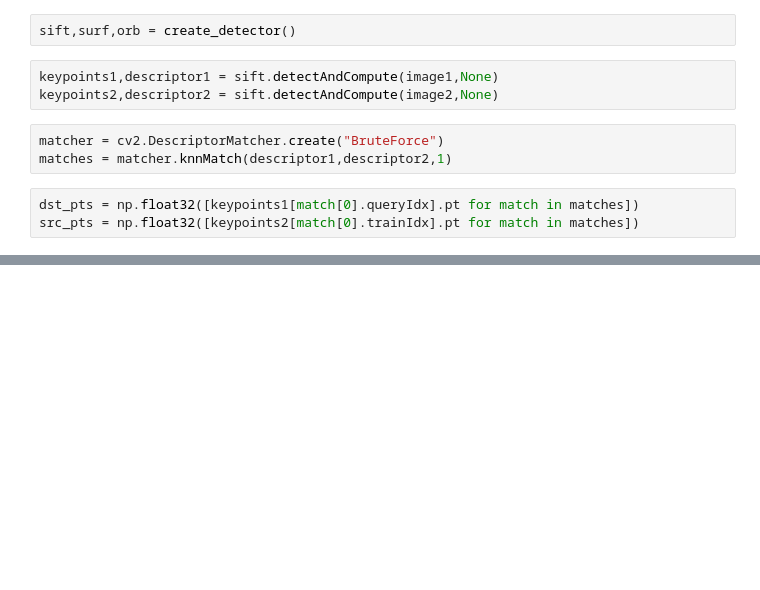
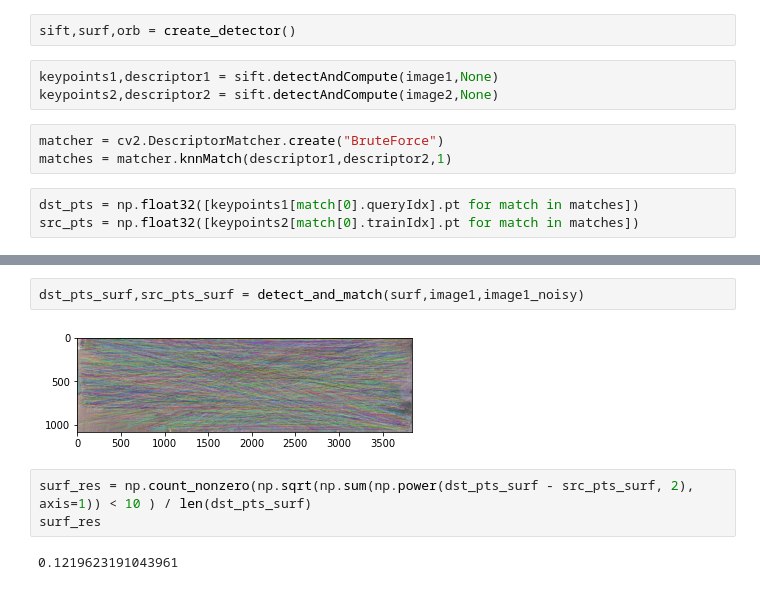
Before and after one commit to Rohn-CN/codeOfPaper, a Jupyter notebook: test.ipynb, the cells around one changed output, grey strips where cells are left out. Cells and saved outputs as stored; diff of their text form; blank space fills up the shorter version.

```diff
--- a/test.ipynb
+++ b/test.ipynb
@@ -23,0 +37,9 @@ src_pts = np.float32([keypoints2[match[0].trainIdx].pt for match in matches])
+# %%
+dst_pts_surf,src_pts_surf = detect_and_match(surf,image1,image1_noisy)
+# %% [output]
+[figure, added]
+# %%
+surf_res = np.count_nonzero(np.sqrt(np.sum(np.power(dst_pts_surf - src_pts_surf, 2), axis=1)) < 10 ) / len(dst_pts_surf)
+surf_res
+# %% [output]
+0.1219623191043961
```
Also changed, not shown: parts of 42 cells of this notebook, 3 other files.
